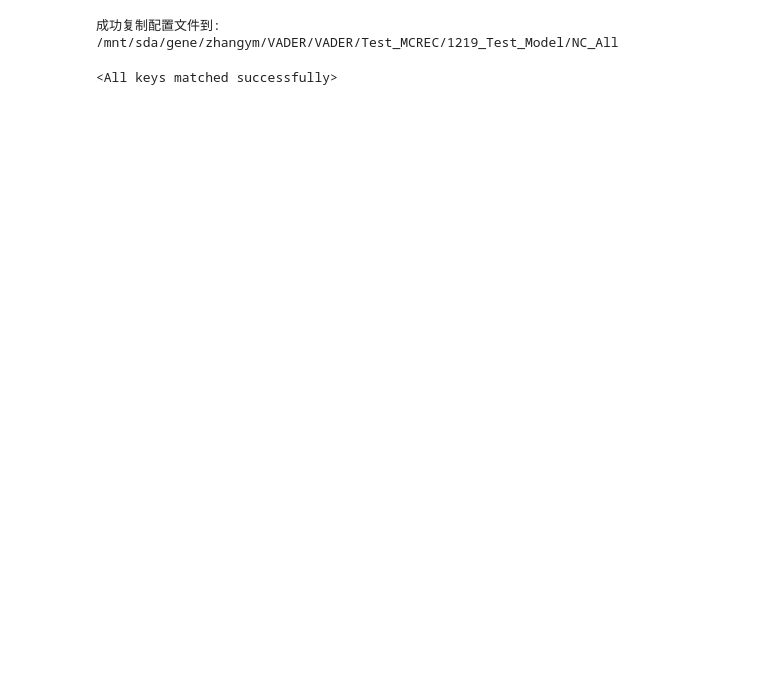
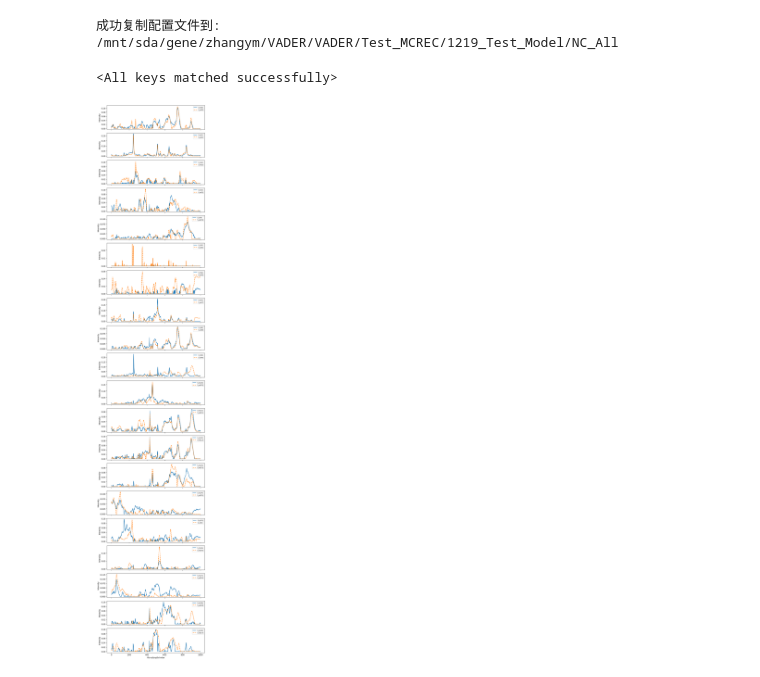
Before and after one commit to QIBEBT-SCC/VADER, a Jupyter notebook: Check_instrument.ipynb, the cells around one changed output. Drawn from its saved outputs; the diff is of its cells as text; code cells hidden in the pictures; blank space fills up the shorter version.

```diff
--- a/Check_instrument.ipynb
+++ b/Check_instrument.ipynb
@@ -157,10 +157,12 @@ def plot_UMAP(
 recon_x_h, z_mean_h, z_log_var_h, z_h, S_h = model_horiba(torch.tensor(X_horiba.copy(), dtype=torch.float32).to(device))
 recon_x_w, z_mean_w, z_log_var_w, z_w, S_w = model_witec(torch.tensor(X_witec.copy(), dtype=torch.float32).to(device))
 recon_x_t, z_mean_t, z_log_var_t, z_t, S_t = model_two(torch.tensor(np.vstack((X_horiba, X_witec)), dtype=torch.float32).to(device))
+model_horiba.activate_clusters = torch.arange(13, device=model_horiba.device, dtype=torch.long)
 idx_h = model_horiba.activate_clusters
 means_h = F.softplus(model_horiba.c_mean[idx_h]).detach().cpu().numpy()
 vars_h = np.exp(model_horiba.c_log_var[idx_h].detach().cpu().numpy())
 std_h = np.sqrt(vars_h)
+model_witec.activate_clusters = torch.tensor([1,2,3,4,8,10,12], device=model_horiba.device, dtype=torch.long)
 idx_w = model_witec.activate_clusters
 means_w = F.softplus(model_witec.c_mean[idx_w]).detach().cpu().numpy()
 vars_w = np.exp(model_witec.c_log_var[idx_w].detach().cpu().numpy())
@@ -177,27 +184,33 @@ S_h = S_t[:,np.where((wave >= 450) & (wave <= 1800))]
 # %%
 # 查看两设备的Components匹配情况
 import numpy as np
 import matplotlib.pyplot as plt
 from scipy.optimize import linear_sum_assignment
 
-S_h = S_w = S_t
 cost = np.linalg.norm(S_h[:,np.newaxis] - S_w[np.newaxis,:], axis=2)
 row_ind, col_ind = linear_sum_assignment(cost)
 
 # plot stacked matches
 n_components = S_h.shape[0]
 x = np.arange(S_h.shape[1])
 
 fig, axes = plt.subplots(n_components, 1, sharex=True, figsize=(8, 2 * n_components))
 if n_components == 1:
     axes = [axes]
 
 for ax, r, c in zip(axes, row_ind, col_ind):
     ax.plot(x, S_h[r], color="tab:blue", label=f"S_h[{r}]", linewidth=1.8)
     ax.plot(x, S_w[c], color="tab:orange", linestyle="--", label=f"S_w[{c}]", linewidth=1.8)
     ax.legend(loc="upper right", fontsize=8)
     ax.set_ylabel("Intensity")
 
 axes[-1].set_xlabel("Wavelength Index")
 fig.tight_layout()
 plt.show()
+
+S_h_matched = S_h[row_ind]
+S_w_matched = S_w[col_ind]
+means_h_matched = means_h[:,row_ind]
+means_w_matched = means_w[:,col_ind]
+# %% [output]
+[figure, added]
```
Also changed, not shown: parts of 26 cells of this notebook, 3 other files.
